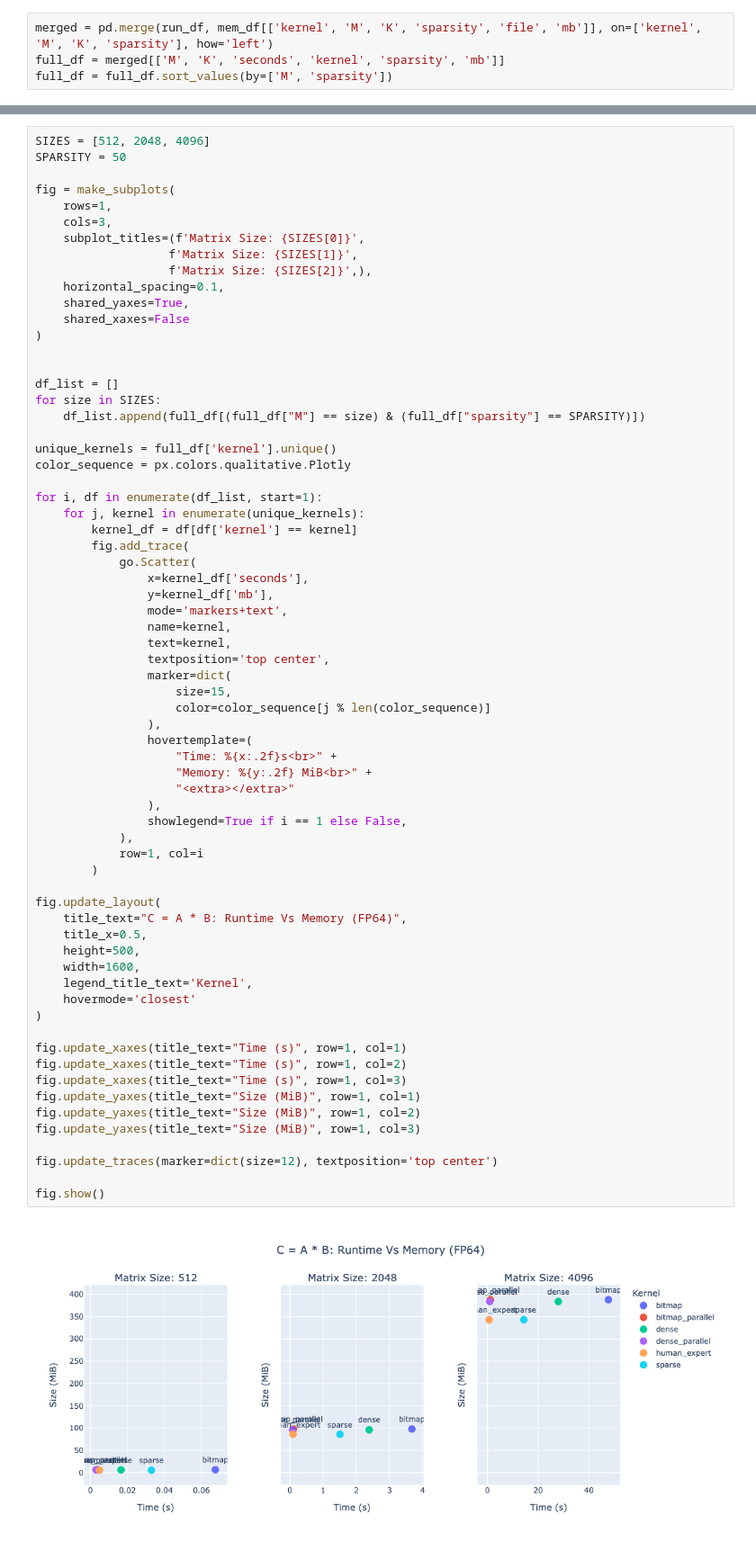
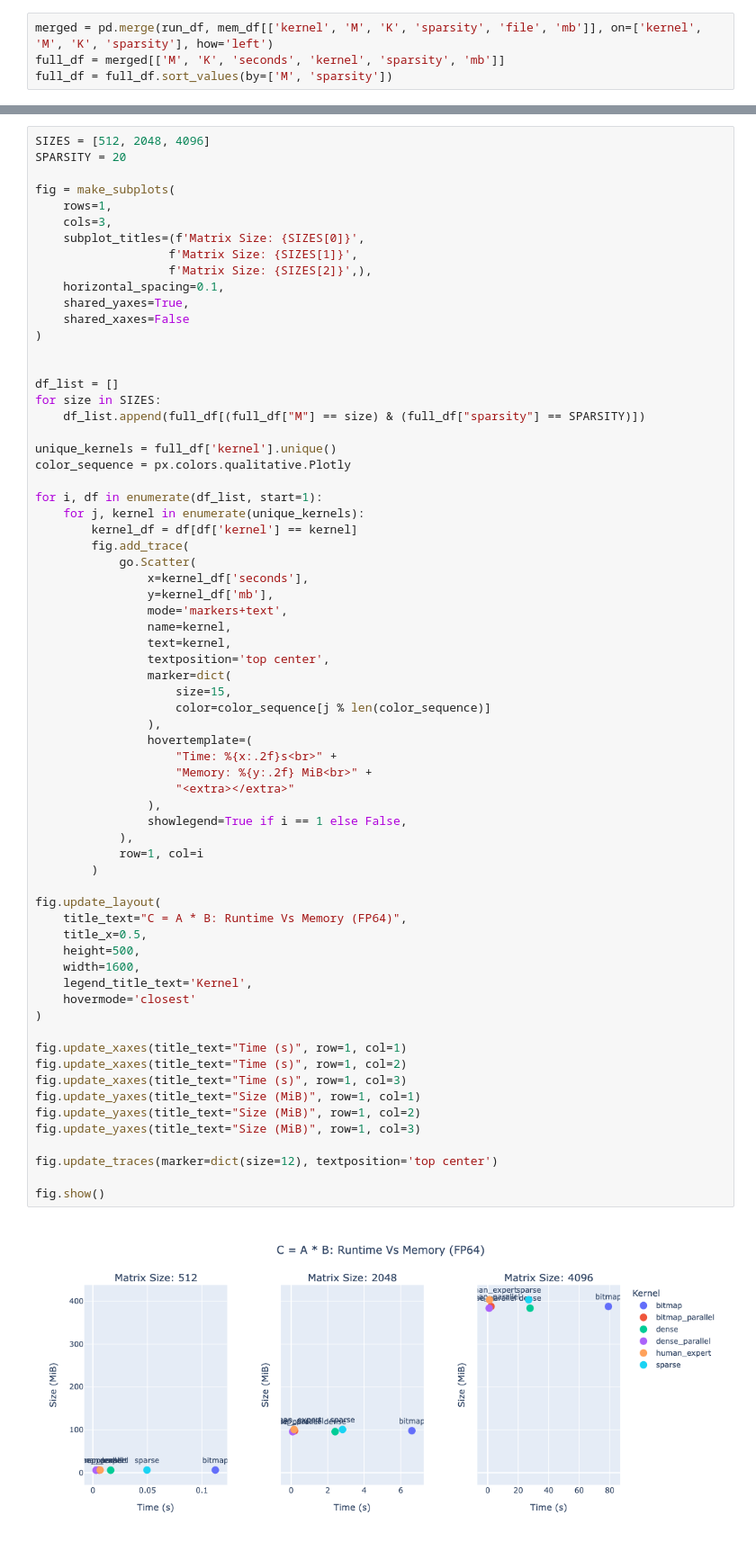
Before and after one commit to AndradeKaio/spgemm-benchmark, a Jupyter notebook: combined.ipynb, the cells around one changed output, grey strips where cells are left out. Shown at 90% size. Drawn from its saved outputs; the diff is of its cells as text.

```diff
--- a/combined.ipynb
+++ b/combined.ipynb
@@ -68,6 +68,6 @@ fig.show()
 # %%
 SIZES = [512, 2048, 4096]
-SPARSITY = 50
+SPARSITY = 20
 
 fig = make_subplots(
     rows=1,
@@ -106,31 +106,31 @@ for i, df in enumerate(df_list, start=1):
                 hovertemplate=(
                     "Time: %{x:.2f}s<br>" +
                     "Memory: %{y:.2f} MiB<br>" +
                     "<extra></extra>"
                 ),
                 showlegend=True if i == 1 else False,
             ),
             row=1, col=i
         )
 
 fig.update_layout(
     title_text="C = A * B: Runtime Vs Memory (FP64)",
     title_x=0.5,
     height=500,
     width=1600,
     legend_title_text='Kernel',
     hovermode='closest'
 )
 
 fig.update_xaxes(title_text="Time (s)", row=1, col=1)
 fig.update_xaxes(title_text="Time (s)", row=1, col=2)
 fig.update_xaxes(title_text="Time (s)", row=1, col=3)
 fig.update_yaxes(title_text="Size (MiB)", row=1, col=1)
 fig.update_yaxes(title_text="Size (MiB)", row=1, col=2)
 fig.update_yaxes(title_text="Size (MiB)", row=1, col=3)
 
 fig.update_traces(marker=dict(size=12), textposition='top center')
 
 fig.show()
 # %% [output]
-[figure, old version]
+[figure, new version]
```
Also changed, not shown: parts of 1 cell of this notebook, 4 other files.
